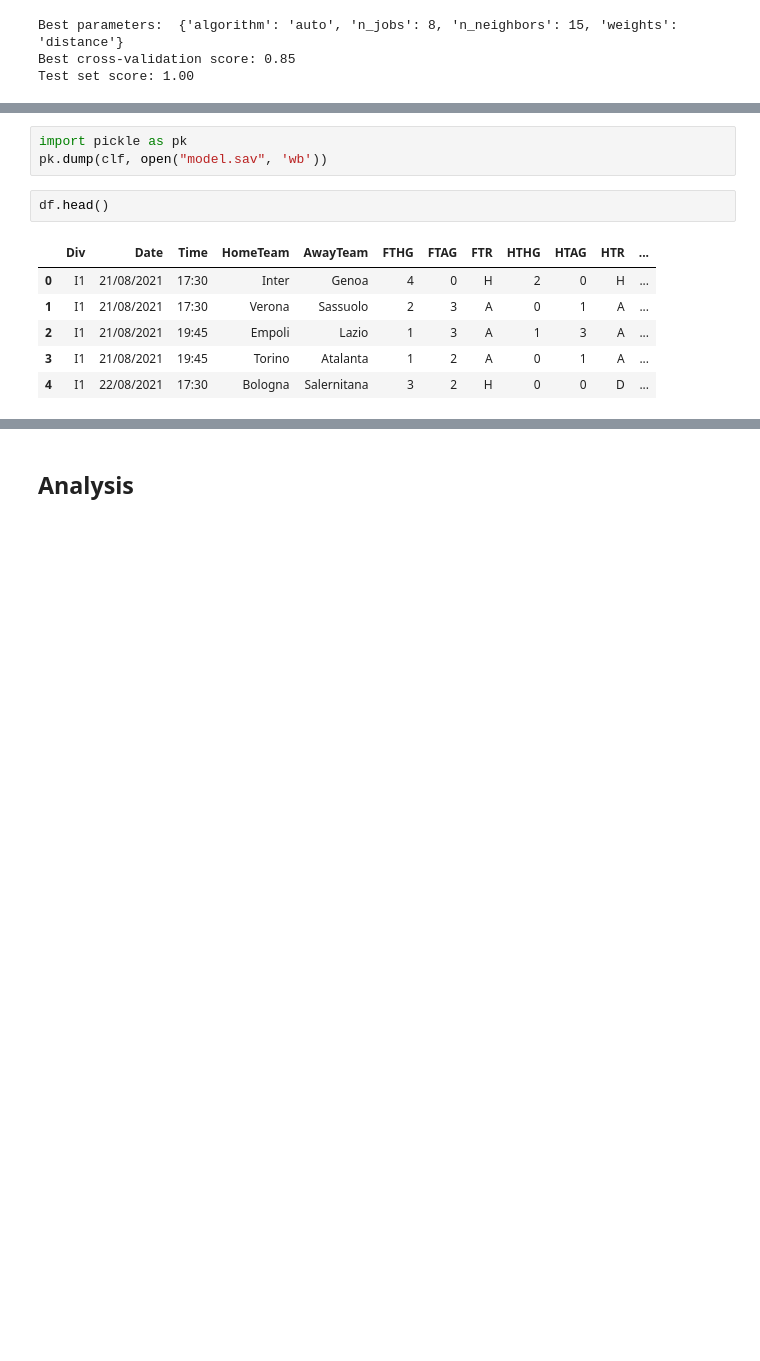
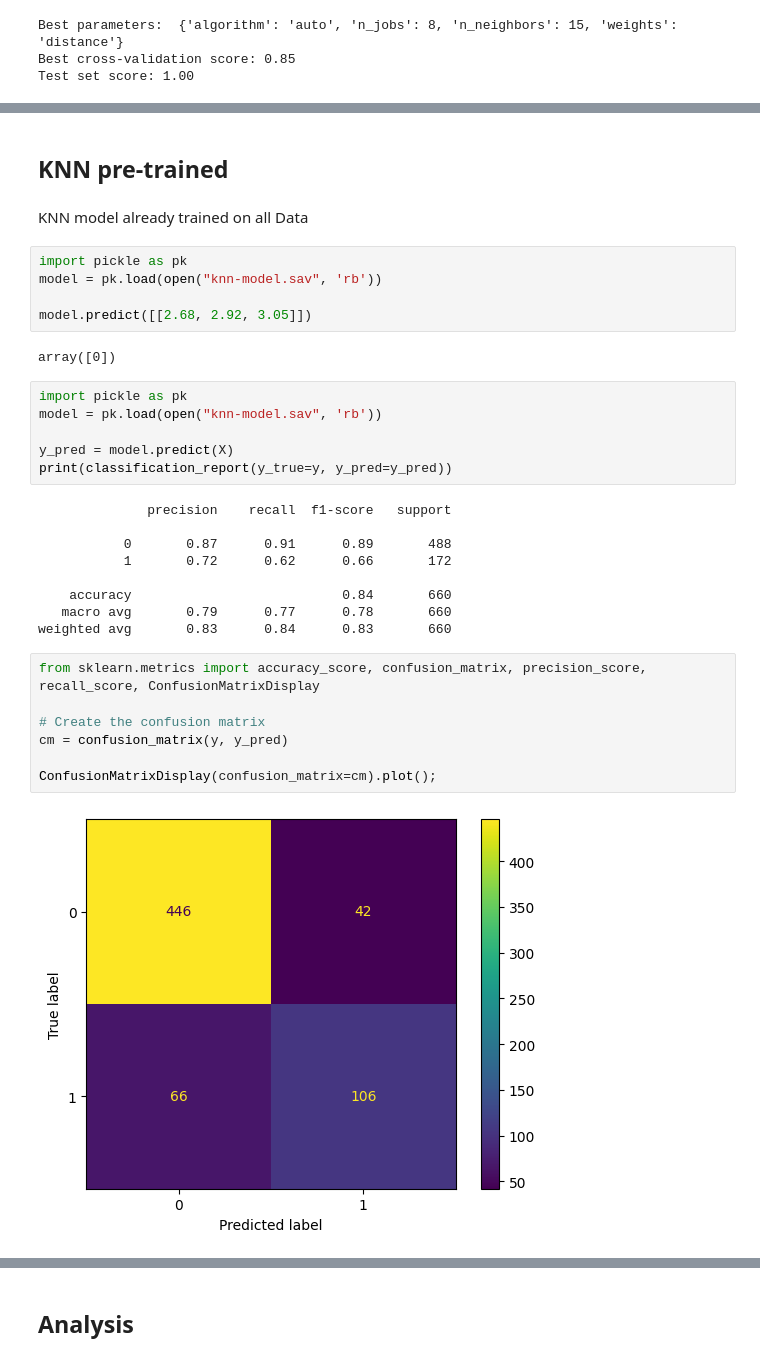
Before and after one commit to lorenzo-arcioni/soccer_stats, a Jupyter notebook: Serie-A_stats.ipynb, the cells around one changed output, grey strips where cells are left out. Cells and saved outputs as stored; diff of their text form; blank space fills up the shorter version.

```diff
--- a/Serie-A_stats.ipynb
+++ b/Serie-A_stats.ipynb
@@ -289,12 +372,35 @@ weighted avg       0.96      0.96      0.96       433
+# %% [markdown]
+## KNN pre-trained
+# %% [markdown]
+KNN model already trained on all Data
 # %%
 import pickle as pk
-pk.dump(clf, open("model.sav", 'wb'))
+model = pk.load(open("knn-model.sav", 'rb'))
+
+model.predict([[2.68, 2.92, 3.05]])
+# %% [output]
+array([0])
-# %%
-df.head()
-# %% [output]
-|  | Div | Date | Time | HomeTeam | AwayTeam | FTHG | FTAG | FTR | HTHG | HTAG | HTR | ... |
-| 0 | I1 | 21/08/2021 | 17:30 | Inter | Genoa | 4 | 0 | H | 2 | 0 | H | ... |
-| 1 | I1 | 21/08/2021 | 17:30 | Verona | Sassuolo | 2 | 3 | A | 0 | 1 | A | ... |
-| 2 | I1 | 21/08/2021 | 19:45 | Empoli | Lazio | 1 | 3 | A | 1 | 3 | A | ... |
-| 3 | I1 | 21/08/2021 | 19:45 | Torino | Atalanta | 1 | 2 | A | 0 | 1 | A | ... |
-| 4 | I1 | 22/08/2021 | 17:30 | Bologna | Salernitana | 3 | 2 | H | 0 | 0 | D | ... |
+# %%
+import pickle as pk
+model = pk.load(open("knn-model.sav", 'rb'))
+
+y_pred = model.predict(X)
+print(classification_report(y_true=y, y_pred=y_pred))
+# %% [output]
+              precision    recall  f1-score   support
+
+           0       0.87      0.91      0.89       488
+           1       0.72      0.62      0.66       172
+
+    accuracy                           0.84       660
+   macro avg       0.79      0.77      0.78       660
+weighted avg       0.83      0.84      0.83       660
+# %%
+from sklearn.metrics import accuracy_score, confusion_matrix, precision_score, recall_score, ConfusionMatrixDisplay
+
+# Create the confusion matrix
+cm = confusion_matrix(y, y_pred)
+
+ConfusionMatrixDisplay(confusion_matrix=cm).plot();
+# %% [output]
+[figure, added]
```
Also changed, not shown: parts of 24 cells of this notebook, 13 other files.
